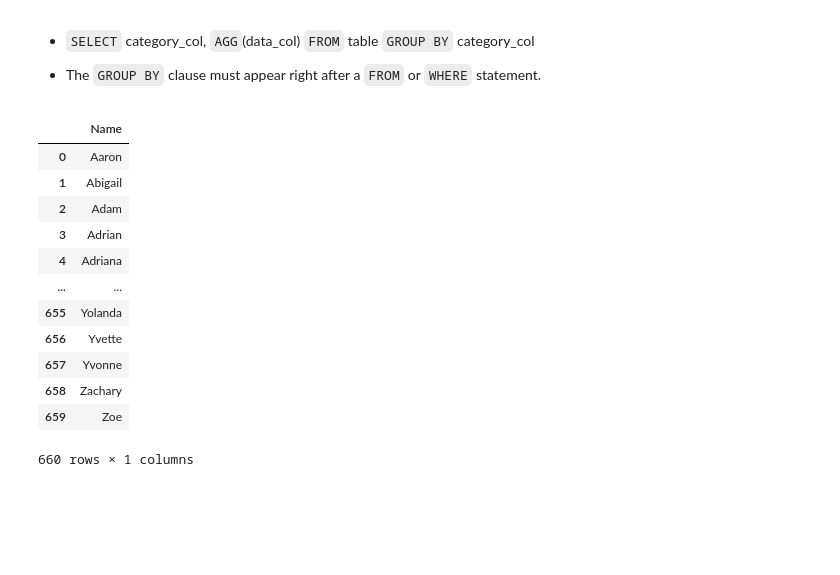
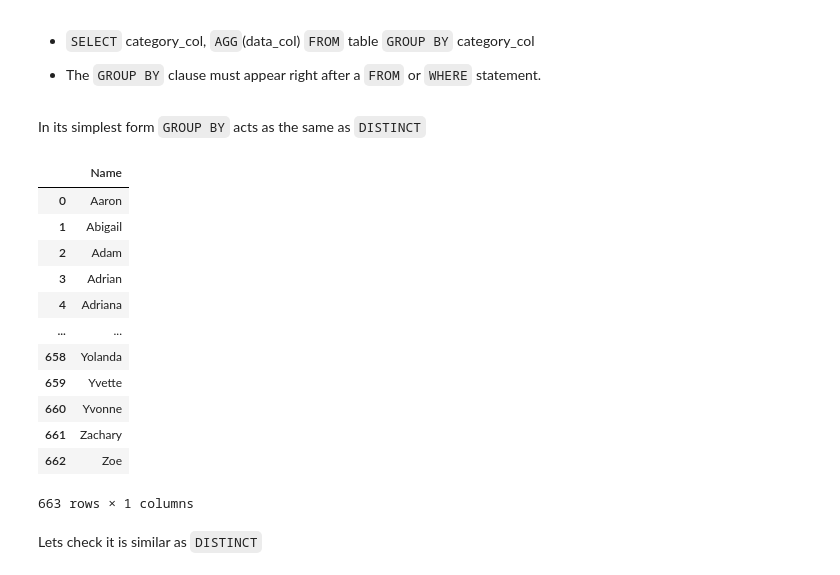
Before and after one commit to IgnacioGB1990/SQL, a Jupyter notebook: 2_GROUP_BY/2_Lecture.ipynb, the cells around one changed output. Drawn from its saved outputs; the diff is of its cells as text; code cells hidden in the pictures; blank space fills up the shorter version.

```diff
--- a/2_GROUP_BY/2_Lecture.ipynb
+++ b/2_GROUP_BY/2_Lecture.ipynb
@@ -69,25 +71,28 @@ sql_query(query)
 `GROUP BY` category_col
 
 - The `GROUP BY` clause must appear right after a `FROM` or `WHERE` statement.
+# %% [markdown]
+In its simplest form `GROUP BY` acts as the same as `DISTINCT`
 # %%
-# Simplest GROUP BY => SAME AS DISTINCT
-
 query = """
 SELECT Name FROM jobs
 GROUP BY Name
+ORDER BY Name
 """
 sql_query(query)
 # %% [output]
 |  | Name |
 | 0 | Aaron |
 | 1 | Abigail |
 | 2 | Adam |
 | 3 | Adrian |
 | 4 | Adriana |
 | ... | ... |
-| 655 | Yolanda |
-| 656 | Yvette |
-| 657 | Yvonne |
-| 658 | Zachary |
-| 659 | Zoe |
+| 658 | Yolanda |
+| 659 | Yvette |
+| 660 | Yvonne |
+| 661 | Zachary |
+| 662 | Zoe |
-660 rows × 1 columns
+663 rows × 1 columns
+# %% [markdown]
+Lets check it is similar as `DISTINCT`
```
Also changed, not shown: parts of 29 cells of this notebook, 1 other file.
